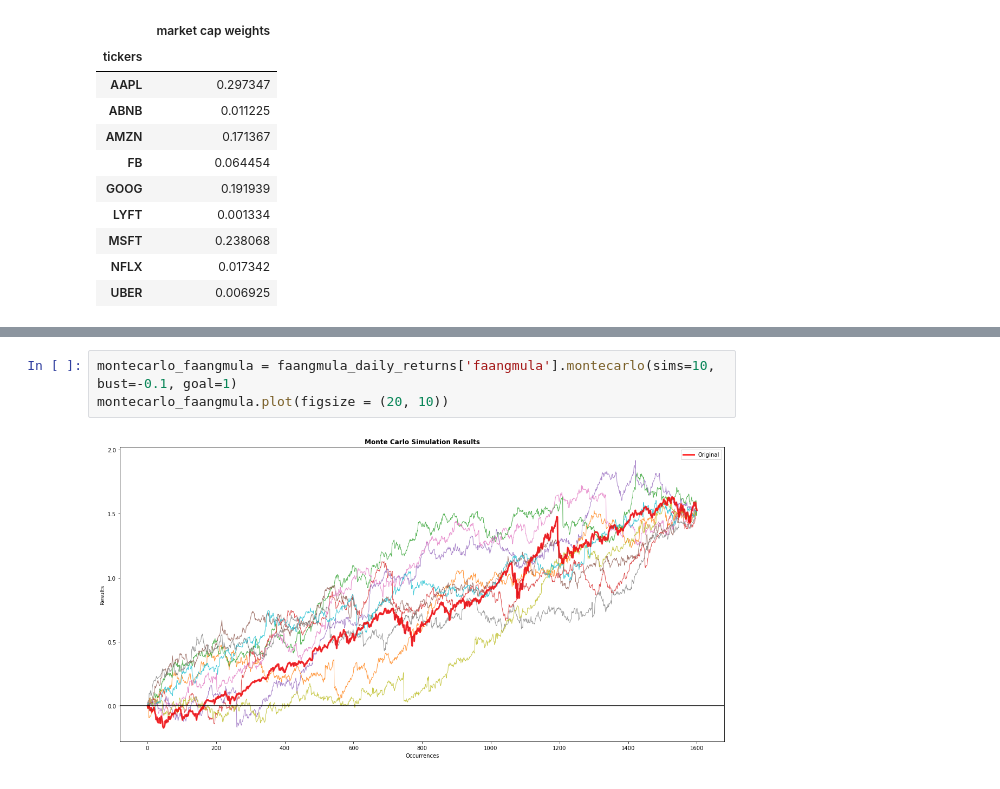
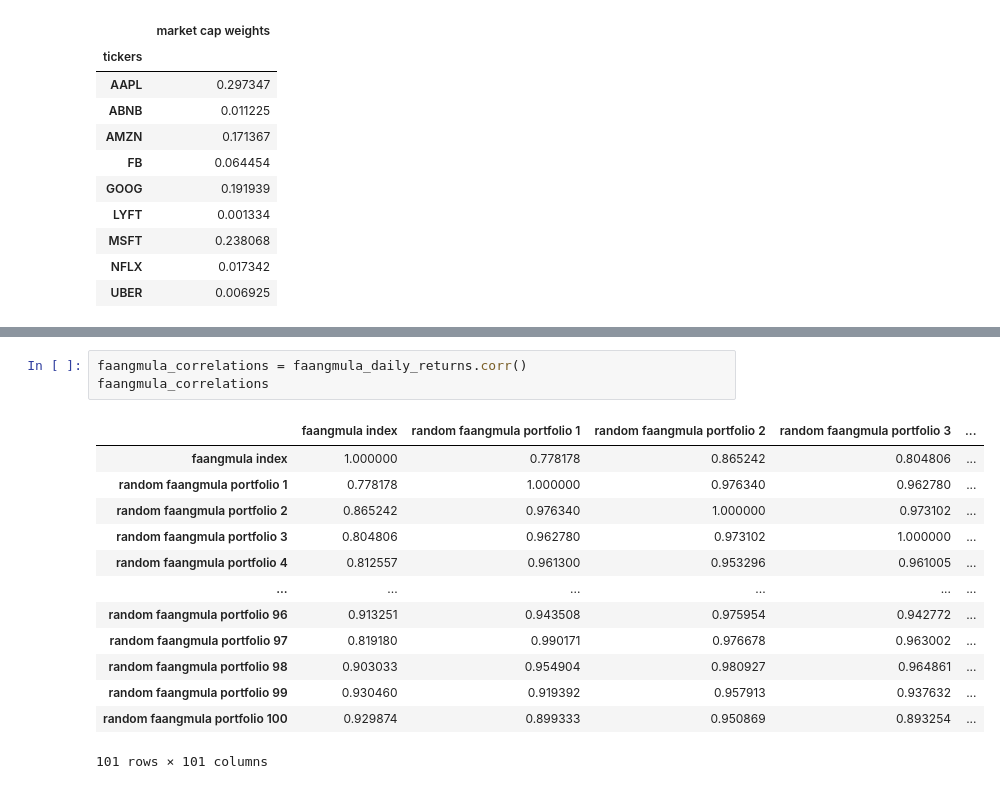
Before and after one commit to kennethologist/UPENN-GP4-P1, a Jupyter notebook: notebooks/alex.ipynb, the cells around one changed output, grey strips where cells are left out. Drawn from its saved outputs; the diff is of its cells as text.

```diff
--- a/notebooks/alex.ipynb
+++ b/notebooks/alex.ipynb
@@ -189,5 +175,17 @@ faangmula_daily_returns.corr()
-# %%
-montecarlo_faangmula = faangmula_daily_returns['faangmula'].montecarlo(sims=10, bust=-0.1, goal=1)
-montecarlo_faangmula.plot(figsize = (20, 10))
-# %% [output]
-[figure, removed]
+# %%
+faangmula_correlations = faangmula_daily_returns.corr()
+faangmula_correlations
+# %% [output]
+|  | faangmula index | random faangmula portfolio 1 | random faangmula portfolio 2 | random faangmula portfolio 3 | ... |
+| faangmula index | 1.000000 | 0.778178 | 0.865242 | 0.804806 | ... |
+| random faangmula portfolio 1 | 0.778178 | 1.000000 | 0.976340 | 0.962780 | ... |
+| random faangmula portfolio 2 | 0.865242 | 0.976340 | 1.000000 | 0.973102 | ... |
+| random faangmula portfolio 3 | 0.804806 | 0.962780 | 0.973102 | 1.000000 | ... |
+| random faangmula portfolio 4 | 0.812557 | 0.961300 | 0.953296 | 0.961005 | ... |
+| ... | ... | ... | ... | ... | ... |
+| random faangmula portfolio 96 | 0.913251 | 0.943508 | 0.975954 | 0.942772 | ... |
+| random faangmula portfolio 97 | 0.819180 | 0.990171 | 0.976678 | 0.963002 | ... |
+| random faangmula portfolio 98 | 0.903033 | 0.954904 | 0.980927 | 0.964861 | ... |
+| random faangmula portfolio 99 | 0.930460 | 0.919392 | 0.957913 | 0.937632 | ... |
+| random faangmula portfolio 100 | 0.929874 | 0.899333 | 0.950869 | 0.893254 | ... |
+101 rows × 101 columns
```
Also changed, not shown: parts of 8 cells of this notebook.
